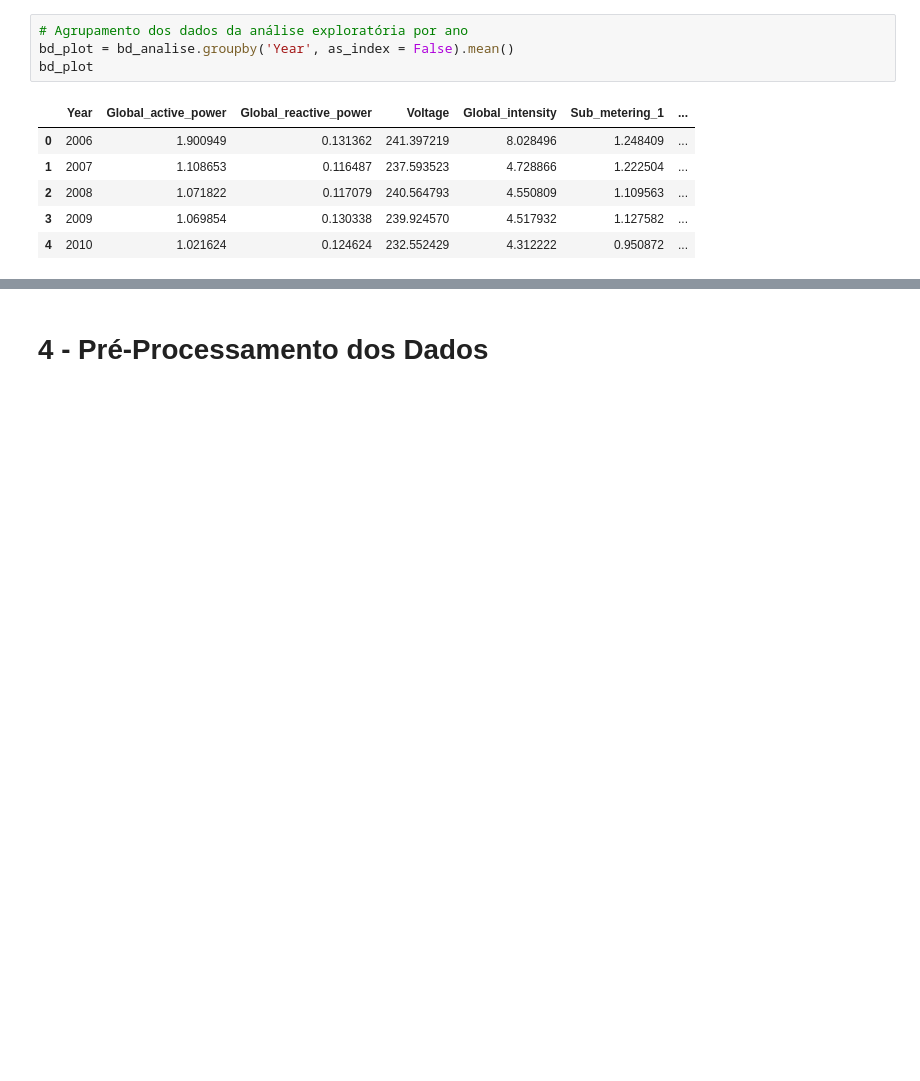
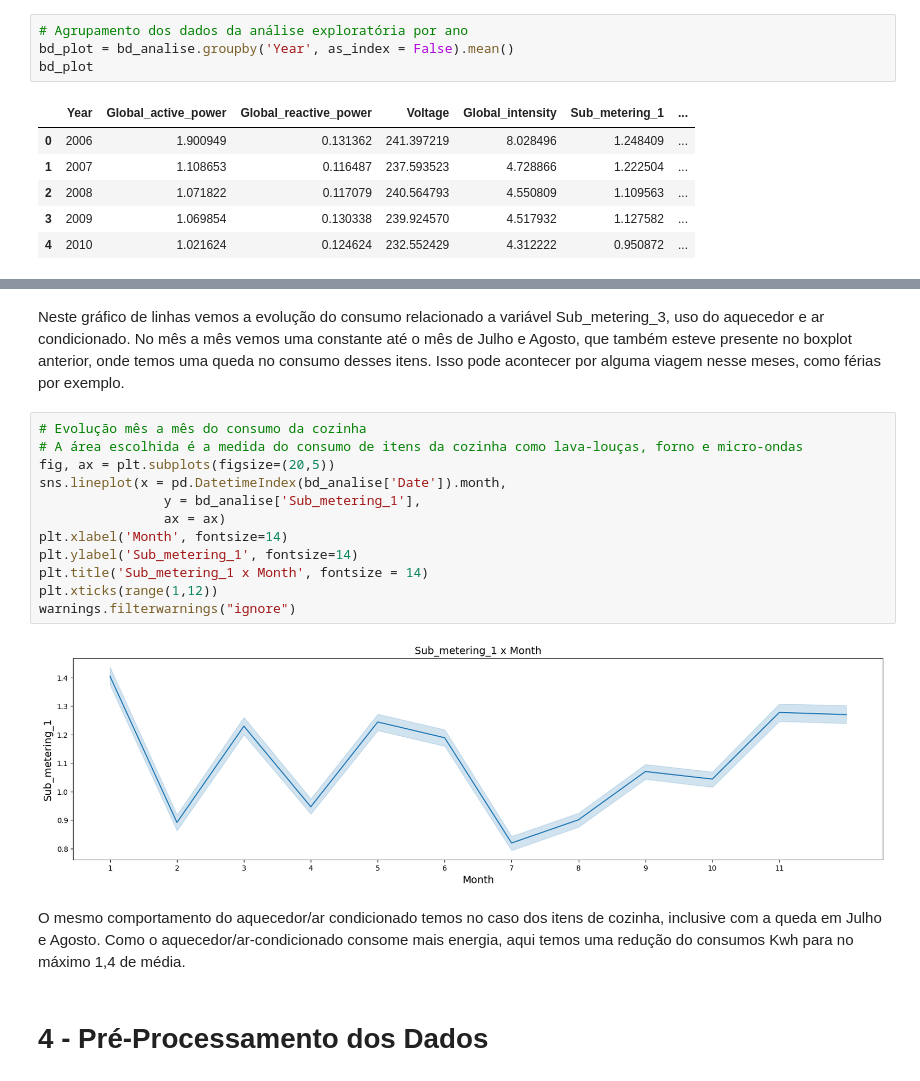
Before and after one commit to marcosmorais94/household_power_consumption, a Jupyter notebook: household_power_predict.ipynb, the cells around one changed output, grey strips where cells are left out. Saved outputs shown, nothing was run; the diff lists cells and outputs as text; blank space fills up the shorter version.

```diff
--- a/household_power_predict.ipynb
+++ b/household_power_predict.ipynb
@@ -190,3 +225,22 @@ sns.boxplot(x='Year', y='Voltage', data=bd_analise, ax=axes[0])
+# %% [markdown]
+Neste gráfico de linhas vemos a evolução do consumo relacionado a variável Sub_metering_3, uso do aquecedor e ar condicionado.
+No mês a mês vemos uma constante até o mês de Julho e Agosto, que também esteve presente no boxplot anterior, onde temos uma queda no consumo desses itens. Isso pode acontecer por alguma viagem nesse meses, como férias por exemplo.
+# %%
+# Evolução mês a mês do consumo da cozinha
+# A área escolhida é a medida do consumo de itens da cozinha como lava-louças, forno e micro-ondas
+fig, ax = plt.subplots(figsize=(20,5))
+sns.lineplot(x = pd.DatetimeIndex(bd_analise['Date']).month,
+                y = bd_analise['Sub_metering_1'],
+                ax = ax)
+plt.xlabel('Month', fontsize=14)
+plt.ylabel('Sub_metering_1', fontsize=14)
+plt.title('Sub_metering_1 x Month', fontsize = 14)
+plt.xticks(range(1,12))
+warnings.filterwarnings("ignore")
+# %% [output]
+[figure, added]
+# %% [markdown]
+O mesmo comportamento do aquecedor/ar condicionado temos no caso dos itens de cozinha, inclusive com a queda em Julho e Agosto. Como o aquecedor/ar-condicionado consome mais energia, aqui temos uma redução do consumos Kwh para no máximo 1,4 de média.
 # %% [markdown]
 # 4 - Pré-Processamento dos Dados
 # %% [markdown]
```
Also changed, not shown: parts of 37 cells of this notebook.
